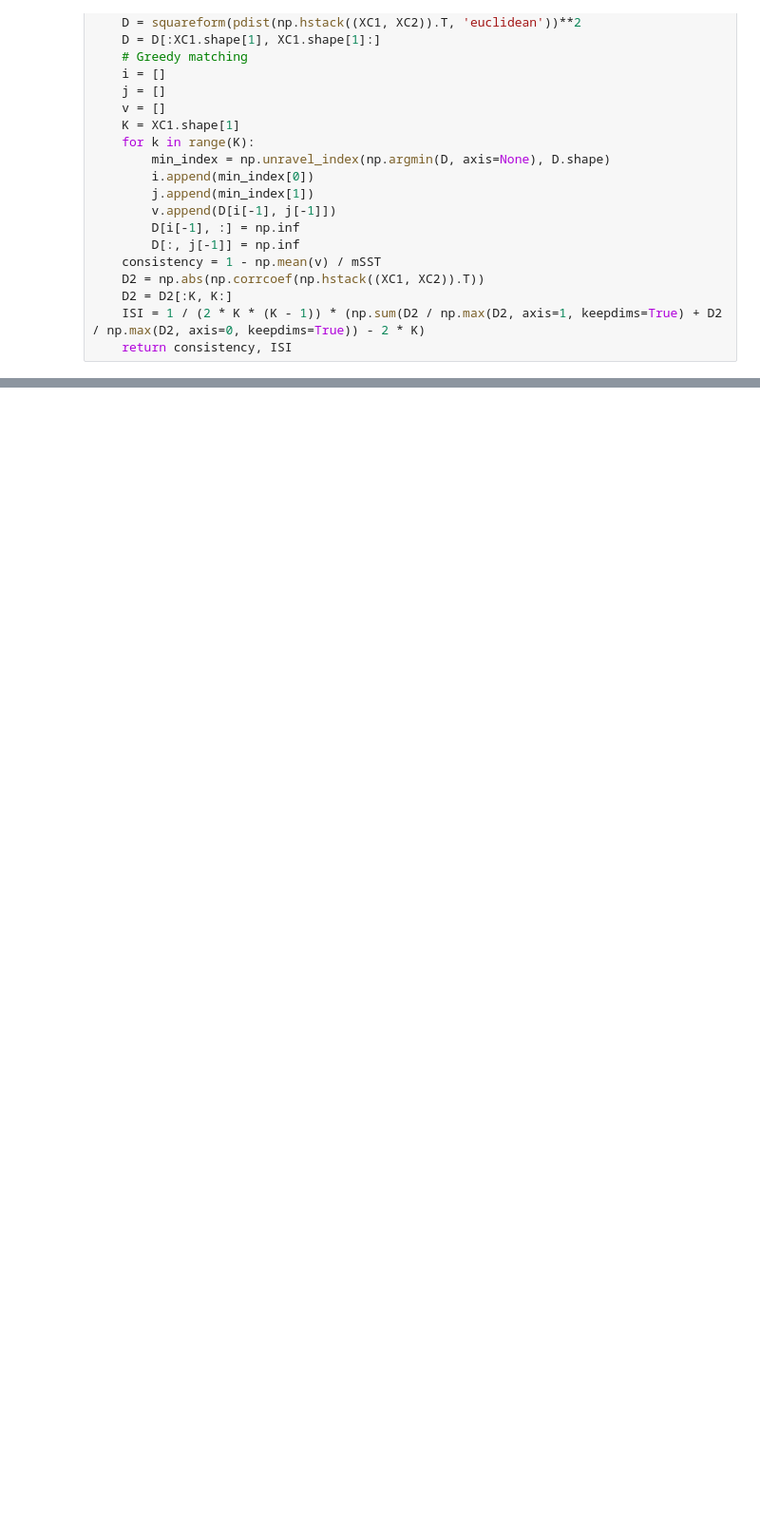
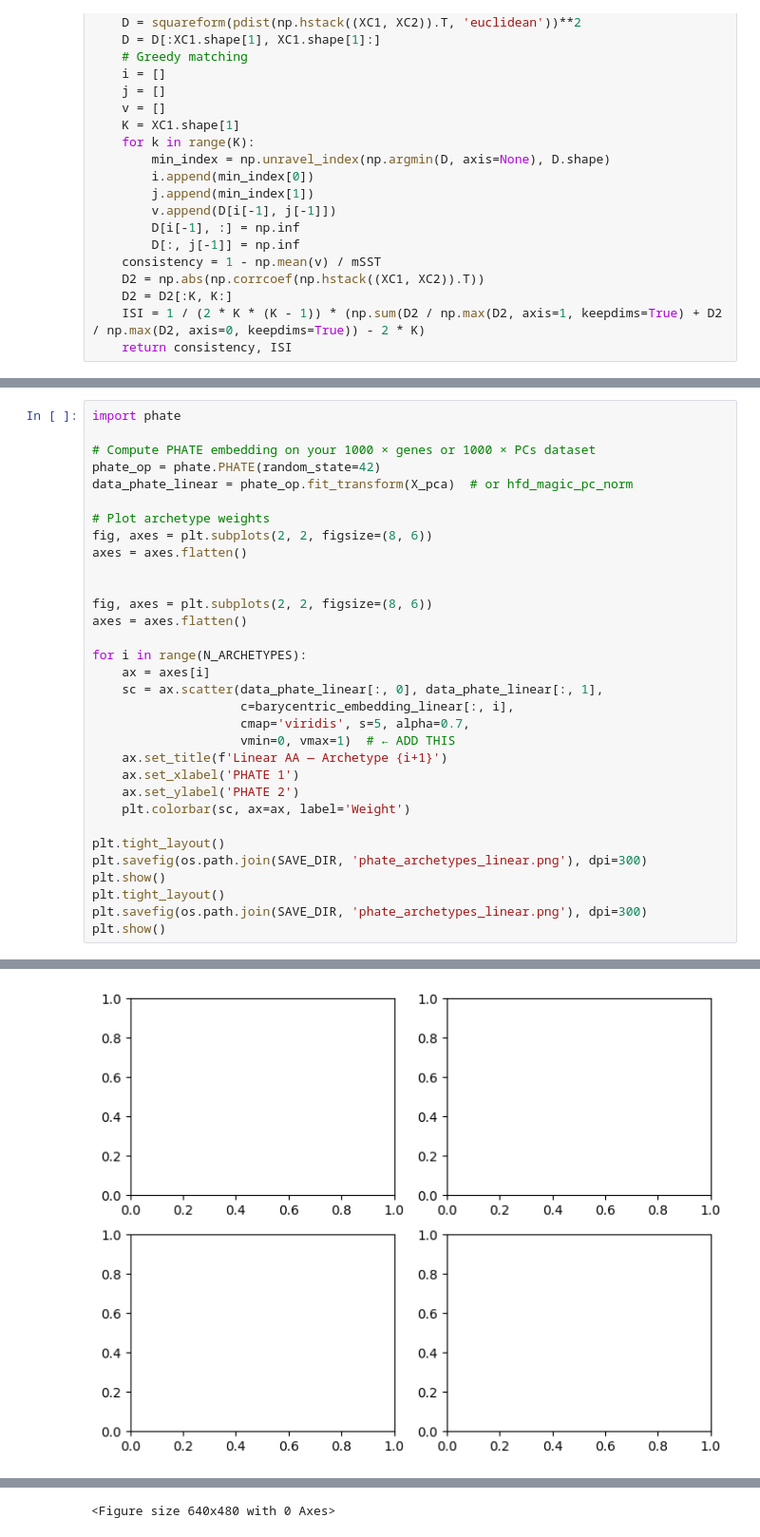
Before and after one commit to joaommata/Deep-Archetypal-Analysis, a Jupyter notebook: LinearAA/Python/LinearAA_BetaCells.ipynb, the cells around one changed output, grey strips where cells are left out. Shown at 95% size. Saved outputs shown, nothing was run; the diff lists cells and outputs as text; blank space fills up the shorter version.

```diff
--- a/LinearAA/Python/LinearAA_BetaCells.ipynb
+++ b/LinearAA/Python/LinearAA_BetaCells.ipynb
@@ -244,0 +482,33 @@ Mean ISI: 0.06661773824503898
+# %%
+import phate
+
+# Compute PHATE embedding on your 1000 × genes or 1000 × PCs dataset
+phate_op = phate.PHATE(random_state=42)
+data_phate_linear = phate_op.fit_transform(X_pca)  # or hfd_magic_pc_norm
+
+# Plot archetype weights
+fig, axes = plt.subplots(2, 2, figsize=(8, 6))
+axes = axes.flatten()
+
+
+fig, axes = plt.subplots(2, 2, figsize=(8, 6))
+axes = axes.flatten()
+
+for i in range(N_ARCHETYPES):
+    ax = axes[i]
+    sc = ax.scatter(data_phate_linear[:, 0], data_phate_linear[:, 1],
+                    c=barycentric_embedding_linear[:, i],
+                    cmap='viridis', s=5, alpha=0.7,
+                    vmin=0, vmax=1)  # ← ADD THIS
+    ax.set_title(f'Linear AA — Archetype {i+1}')
+    ax.set_xlabel('PHATE 1')
+    ax.set_ylabel('PHATE 2')
+    plt.colorbar(sc, ax=ax, label='Weight')
+
+plt.tight_layout()
+plt.savefig(os.path.join(SAVE_DIR, 'phate_archetypes_linear.png'), dpi=300)
+plt.show()
+plt.tight_layout()
+plt.savefig(os.path.join(SAVE_DIR, 'phate_archetypes_linear.png'), dpi=300)
+plt.show()
+# %% [output]
@@ -244,0 +531 @@ Mean ISI: 0.06661773824503898
+[figure, added]
@@ -244,0 +533 @@ Mean ISI: 0.06661773824503898
+<Figure size 640x480 with 0 Axes>
```
Also changed, not shown: parts of 16 cells of this notebook, 1 other file.
